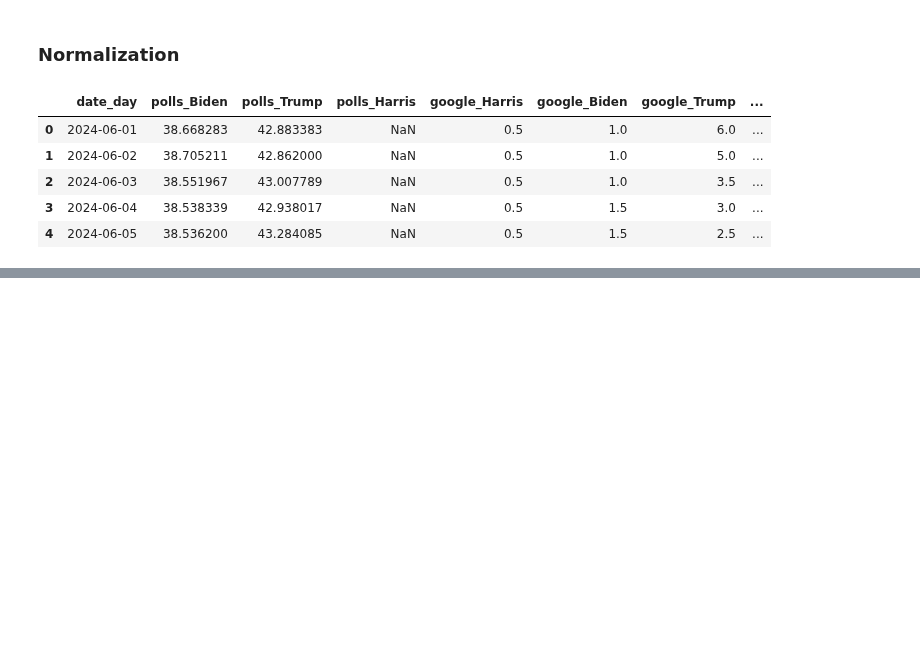
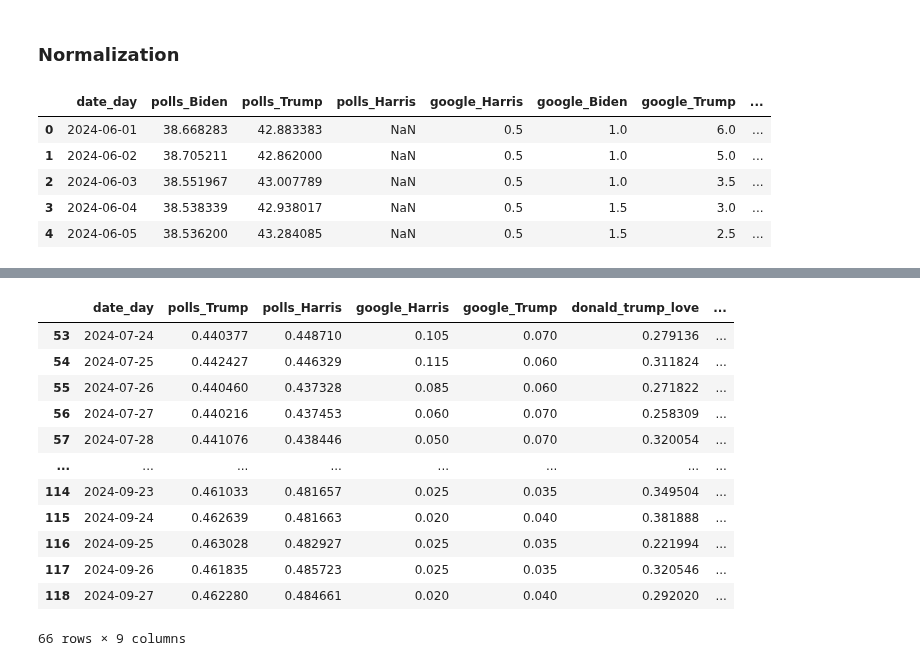
Before and after one commit to bnvulpe/votecore, a Jupyter notebook: scripts/dataset_creation.ipynb, the cells around one changed output, grey strips where cells are left out. Drawn from its saved outputs; the diff is of its cells as text; code cells hidden in the pictures; blank space fills up the shorter version.

```diff
--- a/scripts/dataset_creation.ipynb
+++ b/scripts/dataset_creation.ipynb
@@ -452,9 +389,4 @@ process_sentiment(text)
 # %%
 df = pd.read_csv(os.path.join(output_dir, "final_dataset.csv"))
-# %%
-text = df.iloc[141162]["body"]
-print(text)
-
-process_sentiment(text)
 # %%
 import tqdm
@@ -530,0 +479,18 @@ df['google_Trump'] = df['google_Trump'] / 100
+# %%
+# drop all the columns that have Biden in the name
+df_late = df_late.drop(columns=df_late.filter(like='iden').columns)
+df_late
+# %% [output]
+|  | date_day | polls_Trump | polls_Harris | google_Harris | google_Trump | donald_trump_love | ... |
+| 53 | 2024-07-24 | 0.440377 | 0.448710 | 0.105 | 0.070 | 0.279136 | ... |
+| 54 | 2024-07-25 | 0.442427 | 0.446329 | 0.115 | 0.060 | 0.311824 | ... |
+| 55 | 2024-07-26 | 0.440460 | 0.437328 | 0.085 | 0.060 | 0.271822 | ... |
+| 56 | 2024-07-27 | 0.440216 | 0.437453 | 0.060 | 0.070 | 0.258309 | ... |
+| 57 | 2024-07-28 | 0.441076 | 0.438446 | 0.050 | 0.070 | 0.320054 | ... |
+| ... | ... | ... | ... | ... | ... | ... | ... |
+| 114 | 2024-09-23 | 0.461033 | 0.481657 | 0.025 | 0.035 | 0.349504 | ... |
+| 115 | 2024-09-24 | 0.462639 | 0.481663 | 0.020 | 0.040 | 0.381888 | ... |
+| 116 | 2024-09-25 | 0.463028 | 0.482927 | 0.025 | 0.035 | 0.221994 | ... |
+| 117 | 2024-09-26 | 0.461835 | 0.485723 | 0.025 | 0.035 | 0.320546 | ... |
+| 118 | 2024-09-27 | 0.462280 | 0.484661 | 0.020 | 0.040 | 0.292020 | ... |
+66 rows × 9 columns
```
Also changed, not shown: parts of 20 cells of this notebook, 5 other files.
